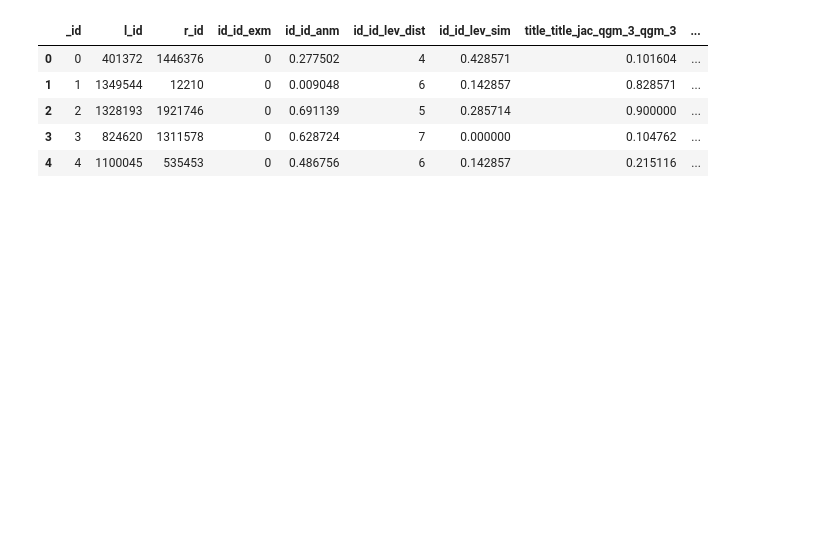
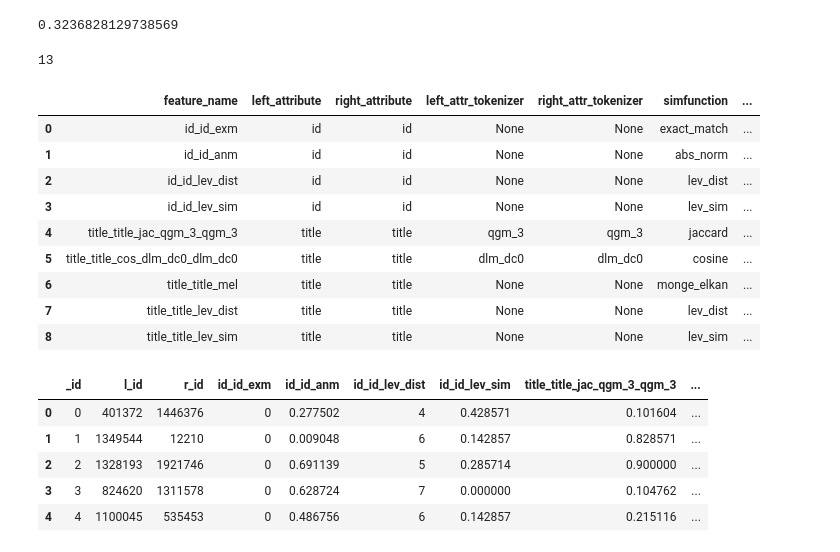
Before and after one commit to kvpradap/dmagellan, a Jupyter notebook: notebooks/chtc/example.ipynb, the cells around one changed output. Saved outputs shown, nothing was run; the diff lists cells and outputs as text; code cells hidden in the pictures; blank space fills up the shorter version.

```diff
--- a/notebooks/chtc/example.ipynb
+++ b/notebooks/chtc/example.ipynb
@@ -25,4 +35,4 @@ orig_B = pd.read_csv('./dblp_nonans.csv')
 # %%
 # sample datasets
-A = pd.read_csv('./sample_citeseer.csv')
-B = pd.read_csv('./sample_dblp.csv')
+A = pd.read_csv('./data/sample_citeseer.csv', usecols=['id', 'title'])
+B = pd.read_csv('./data/sample_dblp.csv', usecols=['id', 'title'])
@@ -38,3 +124,11 @@ C = ob.block_tables(A, B, 'id', 'id', 'title', 'title',
+# %%
+sys.getsizeof(c1)/(1024.0*1024*1024)
+# %% [output]
+0.3236828129738569
+# %%
+len(C)
+# %% [output]
+13
 # %%
 # client.restart()
 # %%
@@ -42,5 +136,18 @@ L = pd.read_csv('sample_labeled_data.csv')
 # %%
 F = em.get_features_for_matching(A, B)
+# %%
+F
+# %% [output]
+|  | feature_name | left_attribute | right_attribute | left_attr_tokenizer | right_attr_tokenizer | simfunction | ... |
+| 0 | id_id_exm | id | id | None | None | exact_match | ... |
+| 1 | id_id_anm | id | id | None | None | abs_norm | ... |
+| 2 | id_id_lev_dist | id | id | None | None | lev_dist | ... |
+| 3 | id_id_lev_sim | id | id | None | None | lev_sim | ... |
+| 4 | title_title_jac_qgm_3_qgm_3 | title | title | qgm_3 | qgm_3 | jaccard | ... |
+| 5 | title_title_cos_dlm_dc0_dlm_dc0 | title | title | dlm_dc0 | dlm_dc0 | cosine | ... |
+| 6 | title_title_mel | title | title | None | None | monge_elkan | ... |
+| 7 | title_title_lev_dist | title | title | None | None | lev_dist | ... |
+| 8 | title_title_lev_sim | title | title | None | None | lev_sim | ... |
 # %%
 # help(extract_feature_vecs)
 # %%
```
Also changed, not shown: parts of 27 cells of this notebook, 12 other files.
